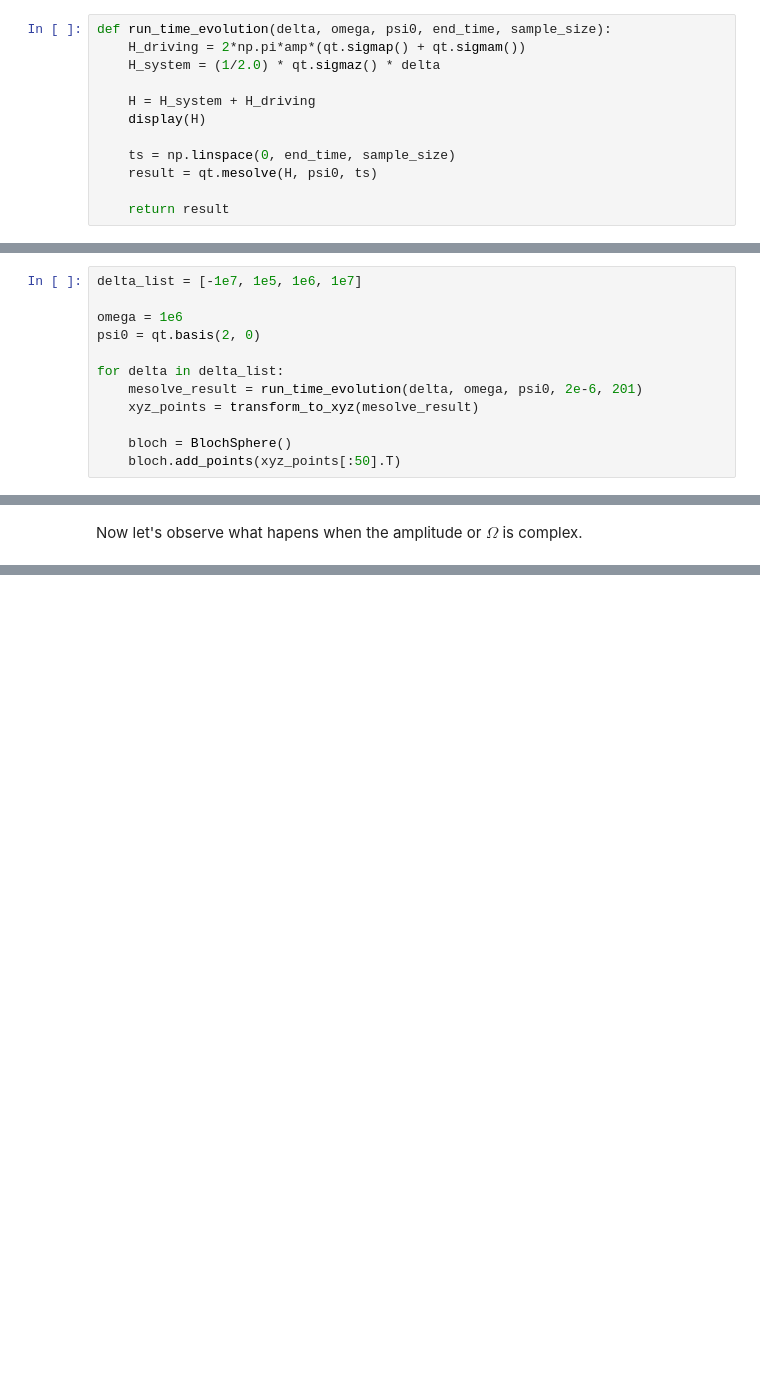
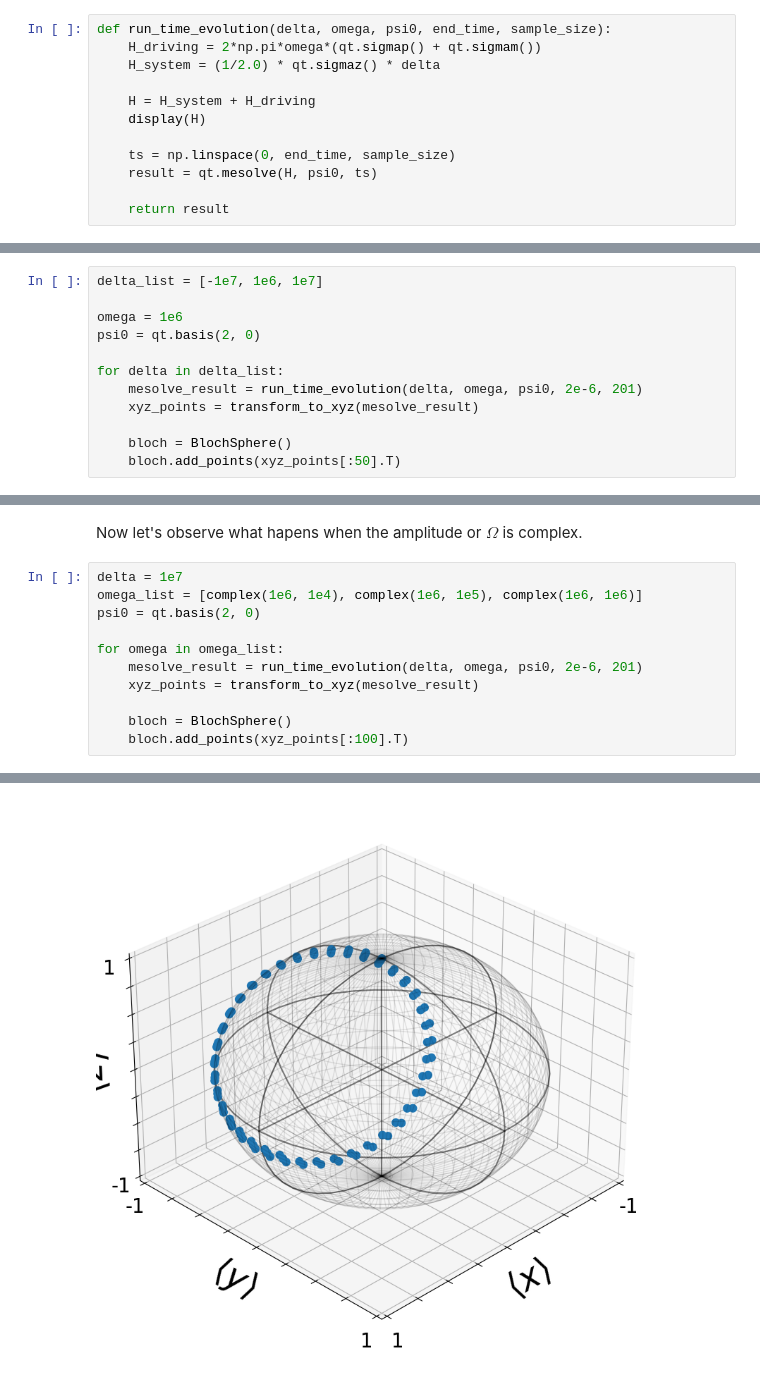
Before and after one commit to j-chen1/qutip_notes, a Jupyter notebook: qutipTutorial_sim1qubit.ipynb, the cells around one changed output, grey strips where cells are left out. Cells and saved outputs as stored; diff of their text form; blank space fills up the shorter version.

```diff
--- a/qutipTutorial_sim1qubit.ipynb
+++ b/qutipTutorial_sim1qubit.ipynb
@@ -15,7 +15,7 @@ where the state of a qubit at time $t$ is described by $|\psi(t)\rangle = e^{-iH
 To find the time evolution at each moment in time, we use **QuTiP's `mesolve()`** function, which takes in the Hamiltonian, original state, and time space as input. In order to access the states, call for `result.states`.
 # %%
 def run_time_evolution(delta, omega, psi0, end_time, sample_size):
-    H_driving = 2*np.pi*amp*(qt.sigmap() + qt.sigmam())
+    H_driving = 2*np.pi*omega*(qt.sigmap() + qt.sigmam())
     H_system = (1/2.0) * qt.sigmaz() * delta
 
     H = H_system + H_driving
@@ -256,7 +259,7 @@ bloch.add_points(points[:50].T)
 # %% [markdown]
 Because $\Delta=0$, the Hamiltonian causes the qubit state to arrive back at its original location. But now let's observe what happens when $\Delta \neq 0$ and how this affects the state evolution of the qubit.
 # %%
-delta_list = [-1e7, 1e5, 1e6, 1e7]
+delta_list = [-1e7, 1e6, 1e7]
 
 omega = 1e6
 psi0 = qt.basis(2, 0)
@@ -281,2 +284,14 @@ When $\Delta$ is less than or equal to the order of magnitude of the amplitude o
 # %% [markdown]
 Now let's observe what hapens when the amplitude or $\Omega$ is complex.
+# %%
+delta = 1e7
+omega_list = [complex(1e6, 1e4), complex(1e6, 1e5), complex(1e6, 1e6)]
+psi0 = qt.basis(2, 0)
+
+for omega in omega_list:
+    mesolve_result = run_time_evolution(delta, omega, psi0, 2e-6, 201)
+    xyz_points = transform_to_xyz(mesolve_result)
+
+    bloch = BlochSphere()
+    bloch.add_points(xyz_points[:100].T)
+# %% [output]
@@ -282,0 +301 @@ Now let's observe what hapens when the amplitude or $\Omega$ is complex.
+[figure, added]
```
Also changed, not shown: parts of 8 cells of this notebook.
